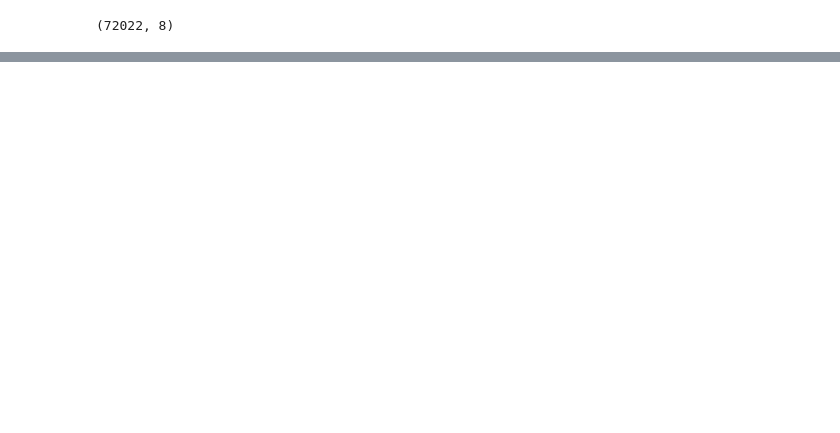
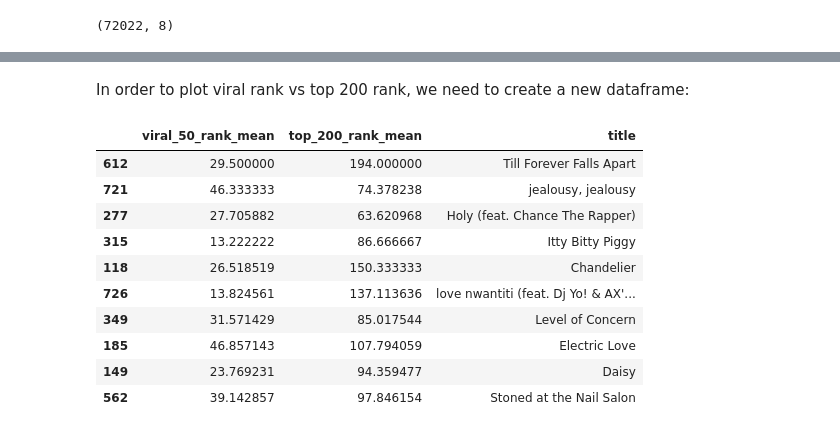
Before and after one commit to Falk358/data_science, a Jupyter notebook: project/02_exploratory_data_analysis.ipynb, the cells around one changed output, grey strips where cells are left out. Saved outputs shown, nothing was run; the diff lists cells and outputs as text; code cells hidden in the pictures; blank space fills up the shorter version.

```diff
--- a/project/02_exploratory_data_analysis.ipynb
+++ b/project/02_exploratory_data_analysis.ipynb
@@ -100,0 +105,2 @@ top_200["date"]
+# %% [markdown]
+In order to plot viral rank vs top 200 rank, we need to create a new dataframe:
@@ -100,0 +138,15 @@ top_200["date"]
+# %%
+rank_title_df = get_rank_title_df(usable_titles, viral_50 = viral_50, top_200 = top_200)
+rank_title_df.sample(10)
+# %% [output]
+|  | viral_50_rank_mean | top_200_rank_mean | title |
+| 612 | 29.500000 | 194.000000 | Till Forever Falls Apart |
+| 721 | 46.333333 | 74.378238 | jealousy, jealousy |
+| 277 | 27.705882 | 63.620968 | Holy (feat. Chance The Rapper) |
+| 315 | 13.222222 | 86.666667 | Itty Bitty Piggy |
+| 118 | 26.518519 | 150.333333 | Chandelier |
+| 726 | 13.824561 | 137.113636 | love nwantiti (feat. Dj Yo! & AX'... |
+| 349 | 31.571429 | 85.017544 | Level of Concern |
+| 185 | 46.857143 | 107.794059 | Electric Love |
+| 149 | 23.769231 | 94.359477 | Daisy |
+| 562 | 39.142857 | 97.846154 | Stoned at the Nail Salon |
```
Also changed, not shown: parts of 13 cells of this notebook.
